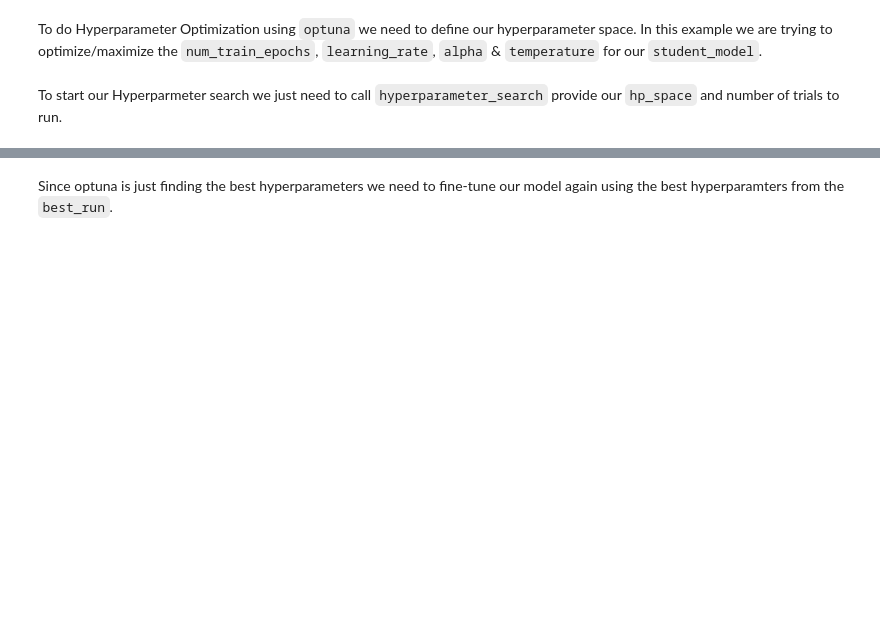
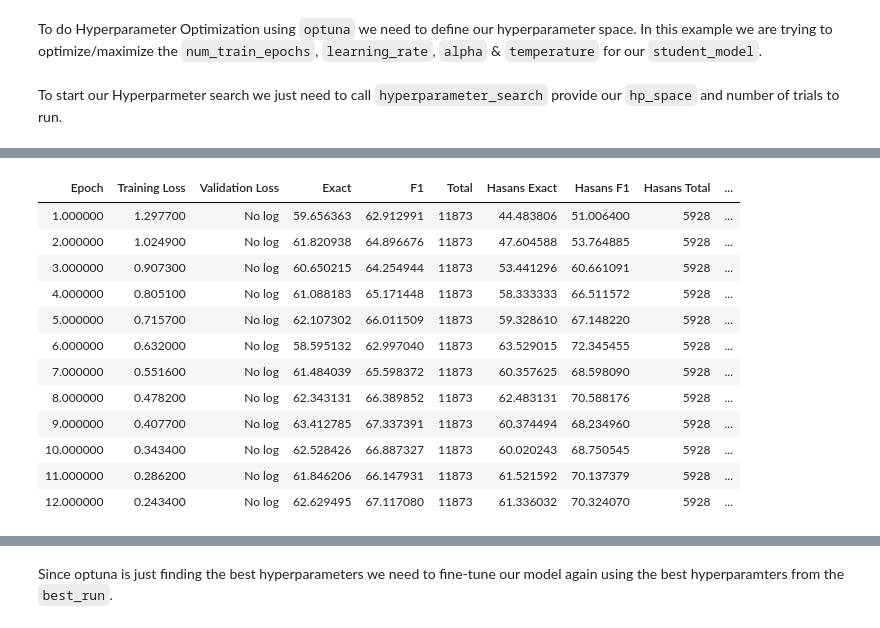
Before and after one commit to kasohrab/nlp-project, a Jupyter notebook: knowledge-distillation.ipynb, the cells around one changed output, grey strips where cells are left out. Drawn from its saved outputs; the diff is of its cells as text; code cells hidden in the pictures; blank space fills up the shorter version.

```diff
--- a/knowledge-distillation.ipynb
+++ b/knowledge-distillation.ipynb
@@ -113,7 +113,7 @@ from transformers.tokenization_utils import PreTrainedTokenizer
 from transformers import TrainingArguments, Trainer, EvalPrediction, default_data_collator
 from datasets import load_metric
 student_id = "google/electra-small-discriminator"
-teacher_id = "ahotrod/electra_large_discriminator_squad2_512"
+teacher_id = "deepset/electra-base-squad2"
 
 # name for our repository on the hub
 repo_name = "electra-distilled-qa"
@@ -137,7 +137,7 @@ assert teacher_tokenizer(sample) == student_tokenizer(sample), "Tokenizers haven
 https://huggingface.co/learn/nlp-course/en/chapter7/7
 # %%
 def prepare_train_features(examples: Union[str, List[str], List[List[str]]], tokenizer: PreTrainedTokenizer,
-                           pad_on_right: bool, max_length: int=512, doc_stride: int=128):
+                           pad_on_right: bool, max_length: int=384, doc_stride: int=128):
     "Tokenize and encode training examples in the SQuAD format"
     tokenized_examples = tokenizer(
         examples["question" if pad_on_right else "context"],
@@ -214,7 +214,7 @@ def prepare_validation_features(examples, tokenizer, pad_on_right, max_length, d
     return tokenized_examples
 
 def convert_examples_to_features(dataset, tokenizer, num_train_examples, num_eval_examples,
-                                 max_length=512, doc_stride=128, seed=42):
+                                 max_length=384, doc_stride=128, seed=42):
     "Tokenize and encode the training and validation examples in the SQuAD format"
     max_length = max_length
     doc_stride = doc_stride
@@ -272,8 +272,8 @@ tokenizer = AutoTokenizer.from_pretrained(teacher_id)
 # %% [markdown]
 Additionally we add the `truncation=True` and `max_length=512` to align the length and truncate texts that are bigger than the maximum size allowed by the model.
 # %%
-num_train_examples = 3200
-num_eval_examples = 320
+num_train_examples = 130319
+num_eval_examples = 11873
 train_ds, eval_ds, eval_examples = convert_examples_to_features(dataset, tokenizer, num_train_examples, num_eval_examples)
 assert eval_examples.num_rows == num_eval_examples
 # %%
@@ -705,7 +702,7 @@ To do Hyperparameter Optimization using `optuna` we need to define our hyperpara
 # %%
 def hp_space(trial):
     return {
-      "num_train_epochs": trial.suggest_int("num_train_epochs", 2, 10),
+      "num_train_epochs": trial.suggest_int("num_train_epochs", 5, 12),
       "learning_rate": trial.suggest_float("learning_rate", 1e-5, 1e-3 ,log=True),
       "alpha": trial.suggest_float("alpha", 0, 1),
       "temperature": trial.suggest_int("temperature", 2, 30),
@@ -765,0 +712,55 @@ You should probably TRAIN this model on a down-stream task to be able to use it
+# %%
+from huggingface_hub import HfFolder
+import torch
+from transformers import AutoModelForQuestionAnswering
+
+def model_init():
+    return AutoModelForQuestionAnswering.from_pretrained(student_id)
+
+args = QuestionAnsweringTrainingArguments(
+    output_dir=repo_name,
+    num_train_epochs=3,
+    per_device_train_batch_size=128,
+    per_device_eval_batch_size=128,
+    tf32=True,
+    learning_rate=6e-5,
+    seed=33,
+    # logging & evaluation strategies
+    logging_dir=f"{repo_name}/logs",
+    logging_strategy="epoch", # to get more information to TB
+    evaluation_strategy='epoch',
+    save_strategy="epoch",
+    report_to="tensorboard",
+    # push to hub parameters
+    push_to_hub=True,
+    hub_strategy="every_save",
+    hub_model_id=repo_name,
+    hub_token=HfFolder.get_token(),
+    # distilation parameters
+    alpha=0.5,
+    temperature=4.0
+)
+
+# define model
+teacher_model = AutoModelForQuestionAnswering.from_pretrained(
+    teacher_id,
+)
+
+trainer = QuestionAnsweringTrainer(
+    args=args,
+    model_init=model_init,
+    teacher_model=teacher_model,
+    train_dataset=train_ds,
+    eval_dataset=eval_ds,
+    eval_examples=eval_examples,
+    tokenizer=tokenizer
+)
+
+best_run = trainer.hyperparameter_search(
+    n_trials=50,
+    direction="maximize",
+    hp_space=hp_space
+)
+
+print(best_run)
+# %% [output]
@@ -765,0 +783,13 @@ You should probably TRAIN this model on a down-stream task to be able to use it
+| Epoch | Training Loss | Validation Loss | Exact | F1 | Total | Hasans Exact | Hasans F1 | Hasans Total | ... |
+| 1.000000 | 1.297700 | No log | 59.656363 | 62.912991 | 11873 | 44.483806 | 51.006400 | 5928 | ... |
+| 2.000000 | 1.024900 | No log | 61.820938 | 64.896676 | 11873 | 47.604588 | 53.764885 | 5928 | ... |
+| 3.000000 | 0.907300 | No log | 60.650215 | 64.254944 | 11873 | 53.441296 | 60.661091 | 5928 | ... |
+| 4.000000 | 0.805100 | No log | 61.088183 | 65.171448 | 11873 | 58.333333 | 66.511572 | 5928 | ... |
+| 5.000000 | 0.715700 | No log | 62.107302 | 66.011509 | 11873 | 59.328610 | 67.148220 | 5928 | ... |
+| 6.000000 | 0.632000 | No log | 58.595132 | 62.997040 | 11873 | 63.529015 | 72.345455 | 5928 | ... |
+| 7.000000 | 0.551600 | No log | 61.484039 | 65.598372 | 11873 | 60.357625 | 68.598090 | 5928 | ... |
+| 8.000000 | 0.478200 | No log | 62.343131 | 66.389852 | 11873 | 62.483131 | 70.588176 | 5928 | ... |
+| 9.000000 | 0.407700 | No log | 63.412785 | 67.337391 | 11873 | 60.374494 | 68.234960 | 5928 | ... |
+| 10.000000 | 0.343400 | No log | 62.528426 | 66.887327 | 11873 | 60.020243 | 68.750545 | 5928 | ... |
+| 11.000000 | 0.286200 | No log | 61.846206 | 66.147931 | 11873 | 61.521592 | 70.137379 | 5928 | ... |
+| 12.000000 | 0.243400 | No log | 62.629495 | 67.117080 | 11873 | 61.336032 | 70.324070 | 5928 | ... |
```
Also changed, not shown: parts of 15 cells of this notebook.
